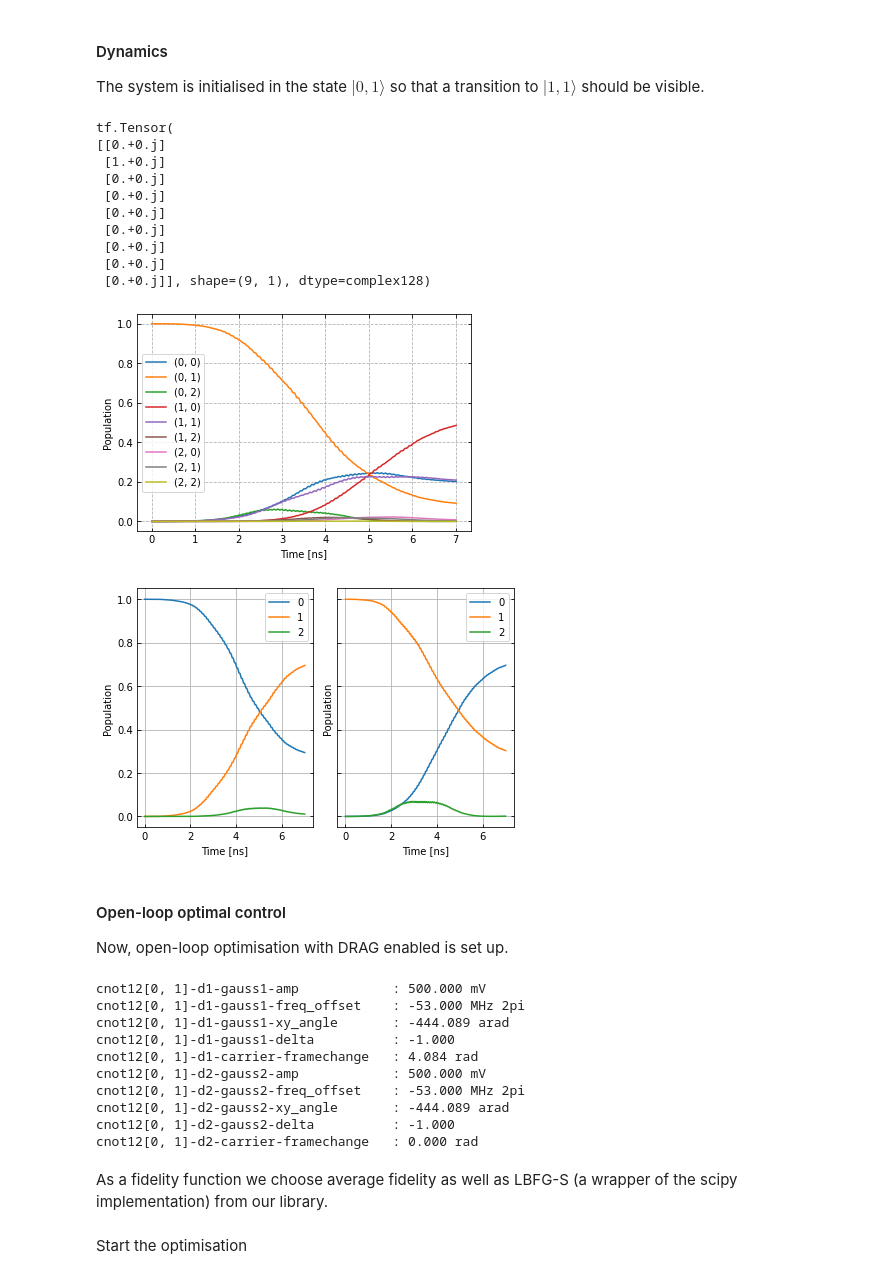
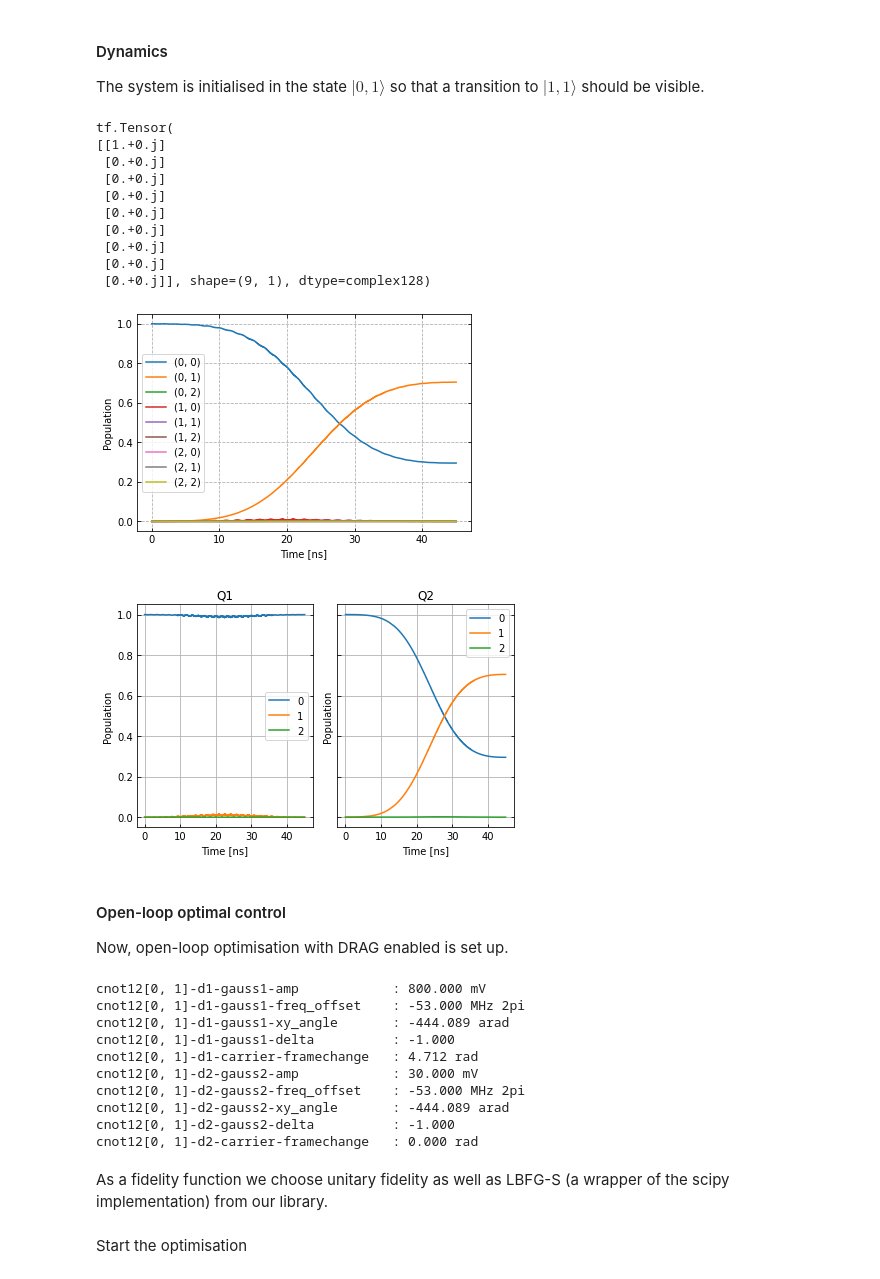
Before and after one commit to q-optimize/c3, a Jupyter notebook: examples/two_qubit_entangling_gate.ipynb, the cells around one changed output. Saved outputs shown, nothing was run; the diff lists cells and outputs as text; code cells hidden in the pictures.

```diff
--- a/examples/two_qubit_entangling_gate.ipynb
+++ b/examples/two_qubit_entangling_gate.ipynb
@@ -166,8 +175,17 @@ Both qubits will be resonantly driven with a Gaussian envelope.
 # %%
-t_final = 7e-9
+t_final = 45e-9
 sideband = 50e6
-gauss_params_single = {
-    'amp': Qty(value=0.5, min_val=0.2, max_val=0.6, unit="V"),
+gauss_params_single_1 = {
+    'amp': Qty(value=0.8, min_val=0.2, max_val=3, unit="V"),
+    't_final': Qty(value=t_final, min_val=0.5 * t_final, max_val=1.5 * t_final, unit="s"),
+    'sigma': Qty(value=t_final / 4, min_val=t_final / 8, max_val=t_final / 2, unit="s"),
+    'xy_angle': Qty(value=0.0, min_val=-0.5 * np.pi, max_val=2.5 * np.pi, unit='rad'),
+    'freq_offset': Qty(value=-sideband - 3e6, min_val=-56 * 1e6, max_val=-52 * 1e6, unit='Hz 2pi'),
+    'delta': Qty(value=-1, min_val=-5, max_val=3, unit="")
+}
+
+gauss_params_single_2 = {
+    'amp': Qty(value=0.03, min_val=0.02, max_val=0.6, unit="V"),
     't_final': Qty(value=t_final, min_val=0.5 * t_final, max_val=1.5 * t_final, unit="s"),
     'sigma': Qty(value=t_final / 4, min_val=t_final / 8, max_val=t_final / 2, unit="s"),
     'xy_angle': Qty(value=0.0, min_val=-0.5 * np.pi, max_val=2.5 * np.pi, unit='rad'),
@@ -178,13 +196,13 @@ gauss_params_single = {
 gauss_env_single_1 = pulse.Envelope(
     name="gauss1",
     desc="Gaussian envelope on drive 1",
-    params=gauss_params_single,
+    params=gauss_params_single_1,
     shape=envelopes.gaussian_nonorm
 )
 gauss_env_single_2 = pulse.Envelope(
     name="gauss2",
     desc="Gaussian envelope on drive 2",
-    params=copy.deepcopy(gauss_params_single),
+    params=gauss_params_single_2,
     shape=envelopes.gaussian_nonorm
 )
 # %% [markdown]
@@ -193,15 +211,16 @@ of the corresponding qubit.
 # %%
 lo_freq_q1 = freq_q1 + sideband
+lo_freq_q2 = freq_q2 + sideband
+
 carr_1 = pulse.Carrier(
     name="carrier",
     desc="Carrier on drive 1",
     params={
-        'freq': Qty(value=lo_freq_q1, min_val=0.9 * lo_freq_q1, max_val=1.1 * lo_freq_q1, unit='Hz 2pi'),
+        'freq': Qty(value=lo_freq_q2, min_val=0.9 * lo_freq_q2, max_val=1.1 * lo_freq_q2, unit='Hz 2pi'),
         'framechange': Qty(value=0.0, min_val=-np.pi, max_val=3 * np.pi, unit='rad')
     }
 )
 
-lo_freq_q2 = freq_q2 + sideband
 carr_2 = pulse.Carrier(
     name="carrier",
     desc="Carrier on drive 2",
@@ -266,13 +287,13 @@ tf.Tensor(
 The system is initialised in the state $|0,1\rangle$ so that a transition to $|1,1\rangle$ should be visible.
 # %%
 psi_init = [[0] * 9]
-psi_init[0][1] = 1
+psi_init[0][0] = 1
 init_state = tf.transpose(tf.constant(psi_init, tf.complex128))
 print(init_state)
 # %% [output]
 tf.Tensor(
-[[0.+0.j]
- [1.+0.j]
+[[1.+0.j]
+ [0.+0.j]
  [0.+0.j]
  [0.+0.j]
  [0.+0.j]
@@ -281,7 +302,7 @@ tf.Tensor(
  [0.+0.j]
  [0.+0.j]], shape=(9, 1), dtype=complex128)
 # %%
-def plot_dynamics(exp, psi_init, seq, goal=-1):
+def plot_dynamics(exp, psi_init, seq):
         """
         Plotting code for time-resolved populations.
 
@@ -291,10 +312,6 @@ def plot_dynamics(exp, psi_init, seq, goal=-1):
             Initial state or density matrix.
         seq: list
             List of operations to apply to the initial state.
-        goal: tf.float64
-            Value of the goal function, if used.
-        debug: boolean
-            If true, return a matplotlib figure instead of saving.
         """
         model = exp.pmap.model
         dUs = exp.partial_propagators
@@ -353,8 +370,7 @@ def getQubitsPopulation(population: np.array, dims: List[int]) -> np.array:
 def plotSplittedPopulation(
     exp: Exp,
     psi_init: tf.Tensor,
-    sequence: List[str],
-    filename: str = None
+    sequence: List[str]
 ) -> None:
     """
     Plots time dependent populations for multiple qubits in separate plots.
@@ -374,39 +390,38 @@ def plotSplittedPopulation(
     psi_t = psi_init.numpy()
     pop_t = exp.populations(psi_t, model.lindbladian)
     for gate in sequence:
         for du in dUs[gate]:
             psi_t = np.matmul(du, psi_t)
             pops = exp.populations(psi_t, model.lindbladian)
             pop_t = np.append(pop_t, pops, axis=1)
     dims = [s.hilbert_dim for s in model.subsystems.values()]
     splitted = getQubitsPopulation(pop_t, dims)
 
     # timestamps
     dt = exp.ts[1] - exp.ts[0]
     ts = np.linspace(0.0, dt * pop_t.shape[1], pop_t.shape[1])
 
     # create both subplots
+    titles = list(exp.pmap.model.subsystems.keys())
     fig, axs = plt.subplots(1, len(splitted), sharey="all")
     for idx, ax in enumerate(axs):
         ax.plot(ts / 1e-9, splitted[idx].T)
         ax.tick_params(direction="in", left=True, right=True, top=False, bottom=True)
         ax.set_xlabel("Time [ns]")
         ax.set_ylabel("Population")
+        ax.set_title(titles[idx])
         ax.legend([str(x) for x in np.arange(dims[idx])])
         ax.grid()
 
     plt.tight_layout()
-    if filename:
-        plt.savefig(filename)
     plt.show()
 
 sequence = [cnot12.get_key()]
 plot_dynamics(exp, init_state, sequence)
-#plot_dynamics(exp, init_state, sequence * 10)
-plotSplittedPopulation(exp, init_state, sequence, filename="dynamics_before.png")
+plotSplittedPopulation(exp, init_state, sequence)
 # %% [output]
-[figure, old version]
+[figure, new version]
-[figure, old version]
+[figure, new version]
 # %% [markdown]
 #### Open-loop optimal control
 
@@ -433,18 +448,18 @@ parameter_map.set_opt_map(gateset_opt_map)
 
 parameter_map.print_parameters()
 # %% [output]
-cnot12[0, 1]-d1-gauss1-amp            : 500.000 mV
+cnot12[0, 1]-d1-gauss1-amp            : 800.000 mV
 cnot12[0, 1]-d1-gauss1-freq_offset    : -53.000 MHz 2pi
 cnot12[0, 1]-d1-gauss1-xy_angle       : -444.089 arad
 cnot12[0, 1]-d1-gauss1-delta          : -1.000
-cnot12[0, 1]-d1-carrier-framechange   : 4.084 rad
-cnot12[0, 1]-d2-gauss2-amp            : 500.000 mV
+cnot12[0, 1]-d1-carrier-framechange   : 4.712 rad
+cnot12[0, 1]-d2-gauss2-amp            : 30.000 mV
 cnot12[0, 1]-d2-gauss2-freq_offset    : -53.000 MHz 2pi
 cnot12[0, 1]-d2-gauss2-xy_angle       : -444.089 arad
 cnot12[0, 1]-d2-gauss2-delta          : -1.000
 cnot12[0, 1]-d2-carrier-framechange   : 0.000 rad
 # %% [markdown]
-As a fidelity function we choose average fidelity as well as LBFG-S (a wrapper of the scipy implementation) from our library.
+As a fidelity function we choose unitary fidelity as well as LBFG-S (a wrapper of the scipy implementation) from our library.
 # %%
 import os
 import tempfile
```
Also changed, not shown: parts of 14 cells of this notebook.
